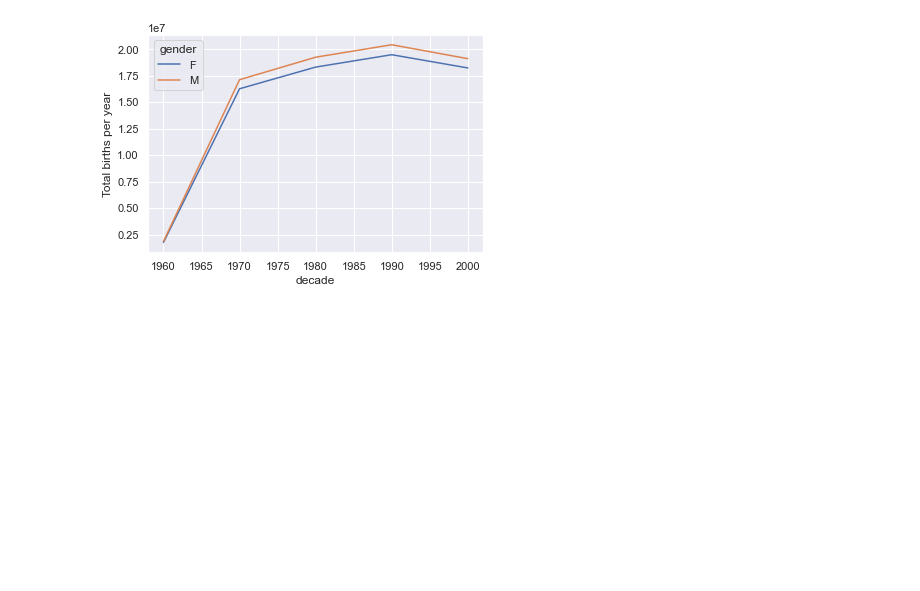
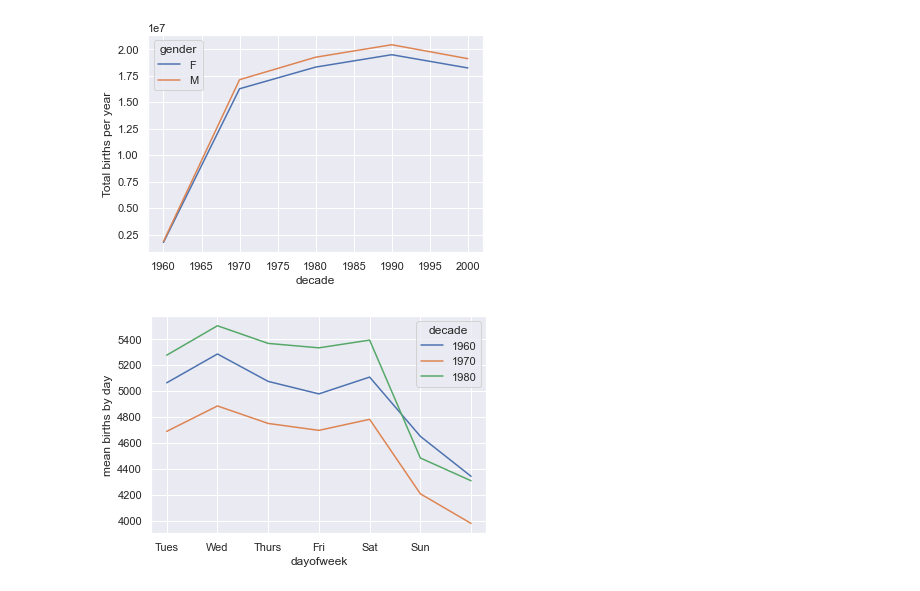
Before and after one commit to tahirmehmoodd/Birth-rate-analysis, a Jupyter notebook: Main.ipynb, the cells around one changed output. Saved outputs shown, nothing was run; the diff lists cells and outputs as text; code cells hidden in the pictures; blank space fills up the shorter version.

Commit message:
Project on Birth Rate Analysis with Python

```diff
--- a/Main.ipynb
+++ b/Main.ipynb
@@ -36,0 +44,19 @@ plt.show()
+# %%
+# This final line is a robust estimate of the sample mean, where the 0.74 comes from the interquartile range of a Gaussian distribution.
+# With this we can use the query() method to filter out rows with births outside these values
+births = births.query('(births > @mu - 5 * @sig) & (births < @mu + 5 * @sig)')
+births['day'] = births['day'].astype(int)
+births.index = pd.to_datetime(10000 * births.year +
+                              100 * births.month +
+                              births.day, format='%Y%m%d')
+
+births['dayofweek'] = births.index.dayofweek
+# %%
+# Using this we can plot births by weekday for several decades
+births.pivot_table('births', index='dayofweek',
+                    columns='decade', aggfunc='mean').plot()
+plt.gca().set_xticklabels(['Mon', 'Tues', 'Wed', 'Thurs', 'Fri', 'Sat', 'Sun'])
+plt.ylabel('mean births by day')
+plt.show()
+# %% [output]
+[figure, added]
```
Also changed, not shown: parts of 3 cells of this notebook.
